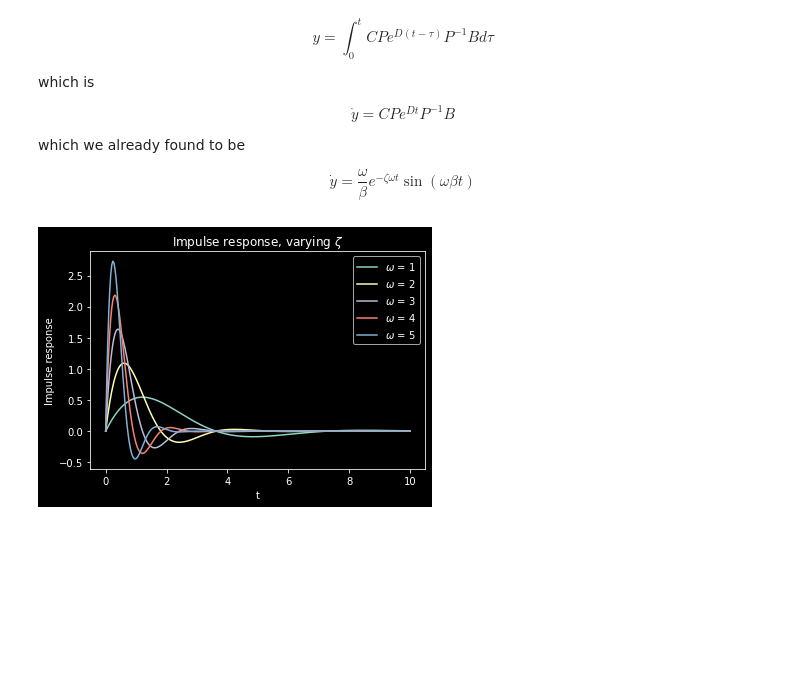
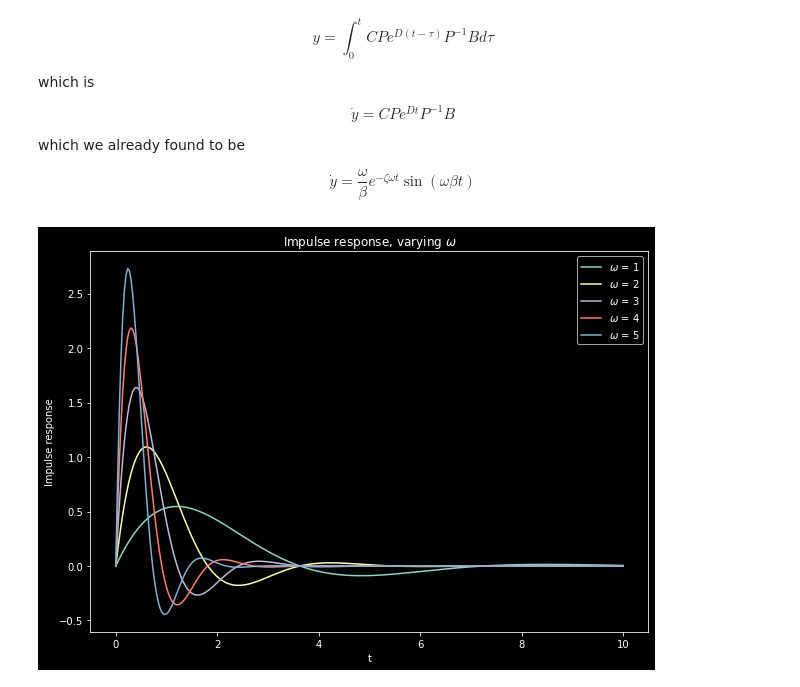
Before and after one commit to christakahashi/ECE447, a Jupyter notebook: lectures/second-order.ipynb, the cells around one changed output. Drawn from its saved outputs; the diff is of its cells as text; code cells hidden in the pictures; blank space fills up the shorter version.

```diff
--- a/lectures/second-order.ipynb
+++ b/lectures/second-order.ipynb
@@ -336,17 +341,18 @@ ydot = ydot.subs(b,sqrt(1-z**2))
 # %%
 #
 # Fixed zeta, varying
 #
 tvals = np.linspace(0,10,300)
+plt.figure(figsize=(10,7))
 for omega in [1,2,3,4,5]:
     fdot = lambdify(t,ydot.subs(z,0.5).subs(w,omega),'numpy')
     plt.plot(tvals,fdot(tvals),label="$\omega$ = %d" % omega)
 plt.xlabel("t")
 plt.ylabel("Impulse response")
-plt.title("Impulse response, varying $\zeta$")
+plt.title("Impulse response, varying $\omega$")
 plt.legend();
 # %% [output]
-[figure, old version]
+[figure, new version]
 # %%
 #
 # Fixed w, z
```
Also changed, not shown: parts of 6 cells of this notebook.
